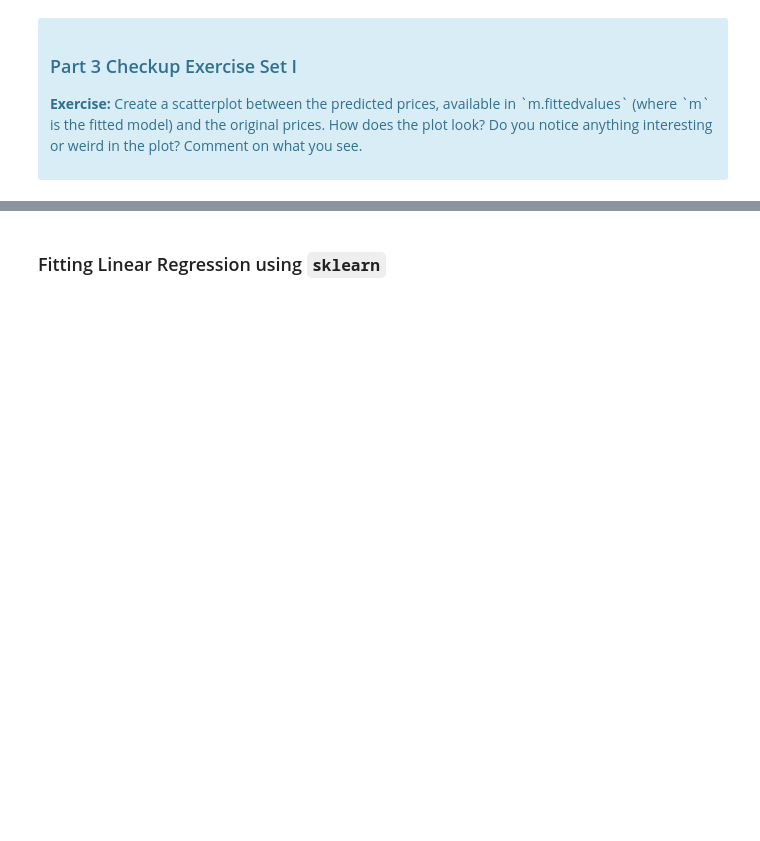
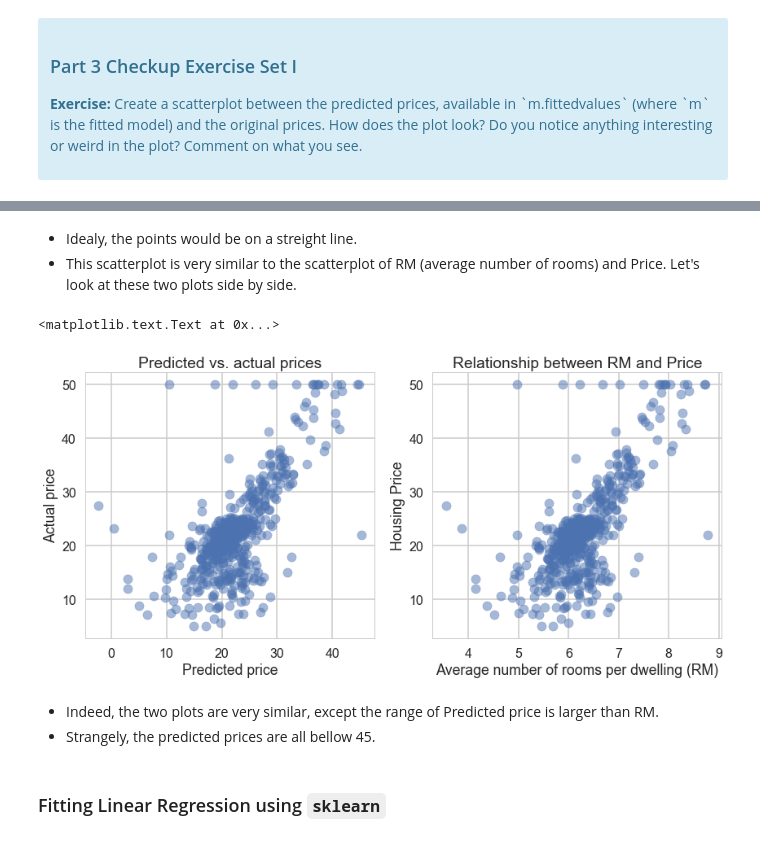
Before and after one commit to arstepanyan/Springboard, a Jupyter notebook: linear_regression/Mini_Project_Linear_Regression.ipynb, the cells around one changed output, grey strips where cells are left out. Cells and saved outputs as stored; diff of their text form; code cells hidden in the pictures; blank space fills up the shorter version.

```diff
--- a/linear_regression/Mini_Project_Linear_Regression.ipynb
+++ b/linear_regression/Mini_Project_Linear_Regression.ipynb
@@ -448,3 +473,24 @@ Let's see how our model actually fit our data. We can see below that there is a
+# %% [markdown]
+* Idealy, the points would be on a streight line.
+* This scatterplot is very similar to the scatterplot of RM (average number of rooms) and Price. Let's look at these two plots side by side.
+# %%
+f, axes = plt.subplots(1, 2, figsize = (14, 6))
+
+axes[0].scatter(m.fittedvalues, bos.PRICE, alpha=0.5)
+axes[0].set_xlabel("Predicted price")
+axes[0].set_ylabel("Actual price")
+axes[0].set_title("Predicted vs. actual prices")
+
+axes[1].scatter(bos.RM, bos.PRICE, alpha=0.5)
+axes[1].set_xlabel("Average number of rooms per dwelling (RM)")
+axes[1].set_ylabel("Housing Price")
+axes[1].set_title("Relationship between RM and Price")
+# %% [output]
+<matplotlib.text.Text at 0x...>
+[figure, added]
+# %% [markdown]
+* Indeed, the two plots are very similar, except the range of Predicted price is larger than RM.
+* Strangely, the predicted prices are all bellow 45.
 # %% [markdown]
 ### Fitting Linear Regression using `sklearn`
 # %%
```
Also changed, not shown: parts of 5 cells of this notebook.
